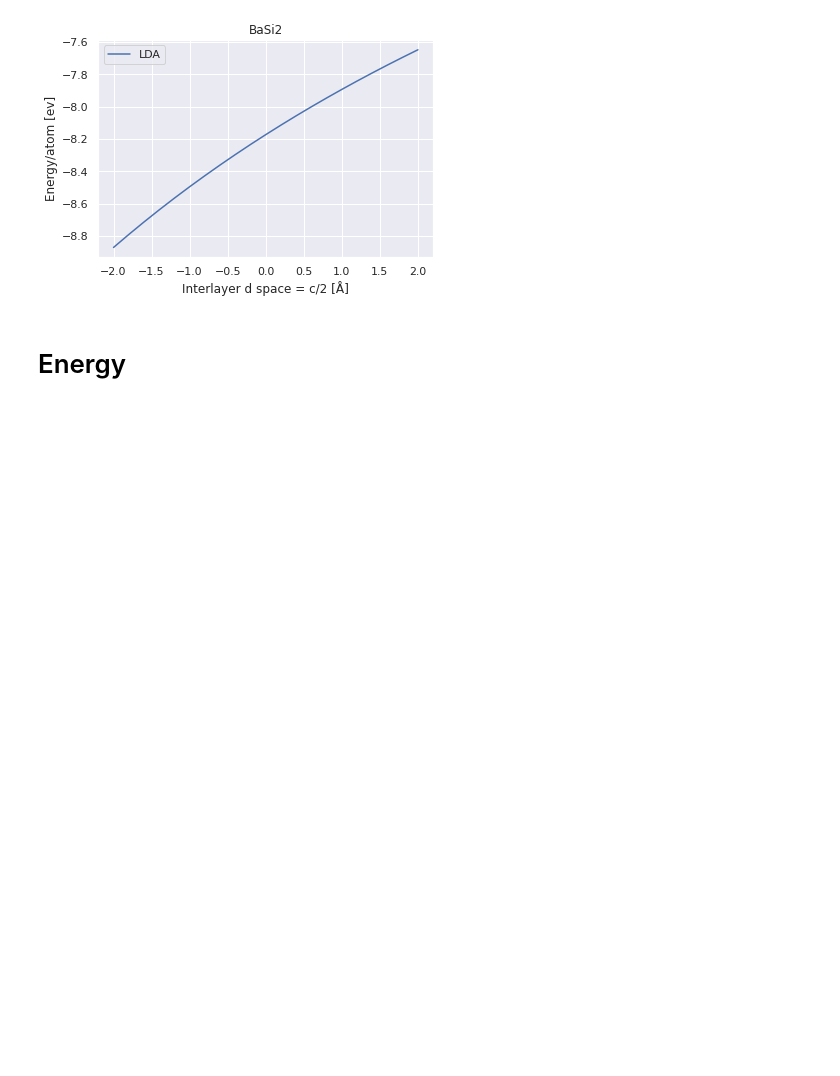
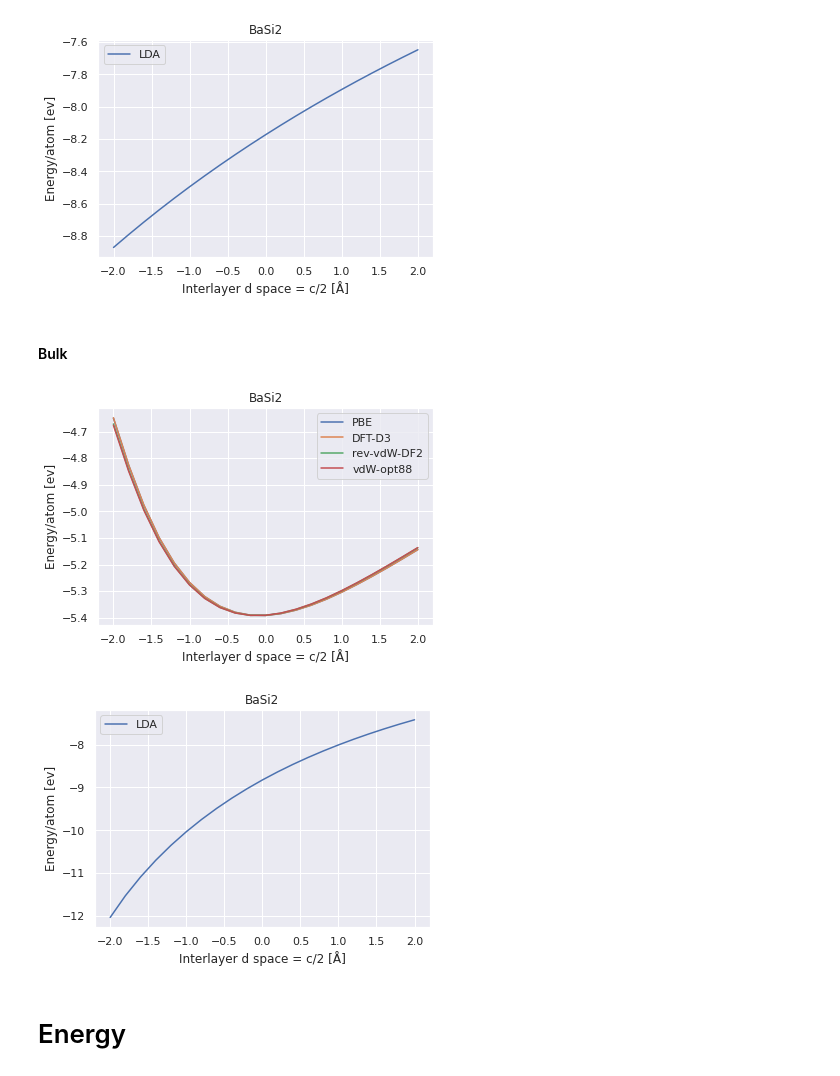
Before and after one commit to Moejay10/DFT, a Jupyter notebook: Results/DFT_Python.ipynb, the cells around one changed output. Saved outputs shown, nothing was run; the diff lists cells and outputs as text; code cells hidden in the pictures; blank space fills up the shorter version.

```diff
--- a/Results/DFT_Python.ipynb
+++ b/Results/DFT_Python.ipynb
@@ -262,6 +264,53 @@ plt.show()
 # %% [output]
 [figure]
 [figure]
+# %% [markdown]
+#### Bulk
+# %%
+import pandas as pd
+import numpy as np
+import matplotlib.pyplot as plt
+import seaborn as sns
+sns.set()
+
+
+dft = 'Layers/L_L_distance/BaSi2/Bulk/DFT-D3.txt'
+rev = 'Layers/L_L_distance/BaSi2/Bulk/rev-vdW-DF2.txt'
+pbe = 'Layers/L_L_distance/BaSi2/Bulk/PBE.txt'
+lda = 'Layers/L_L_distance/BaSi2/Bulk/LDA.txt'
+vdw = 'Layers/L_L_distance/BaSi2/Bulk/vdW-opt88.txt'
+
+rev = pd.read_table(rev, delim_whitespace=True)
+pbe = pd.read_table(pbe, delim_whitespace=True)
+dft = pd.read_table(dft, delim_whitespace=True)
+vdw = pd.read_table(vdw, delim_whitespace=True)
+lda = pd.read_table(lda, delim_whitespace=True)
+
+
+# The starting distance between layers
+#origo = 3.348000050 # Between atom 1 and 2
+x = np.linspace(-2.0, 2, len(rev['energy']))
+#x += origo
+n = 24 # Number of atoms
+plt.plot(x, (pbe['energy']-basi2_atoms)/n)
+plt.plot(x, (dft['energy']-basi2_atoms)/n)
+plt.plot(x, (rev['energy']-basi2_atoms)/n)
+plt.plot(x, (vdw['energy']-basi2_atoms)/n)
+plt.legend(['PBE', 'DFT-D3', 'rev-vdW-DF2', 'vdW-opt88'])
+plt.title('BaSi2')
+plt.xlabel('Interlayer d space = c/2 [Å]')
+plt.ylabel('Energy/atom [ev]')
+plt.show()
+
+plt.plot(x, (lda['energy']-basi2_atoms)/n)
+plt.title('BaSi2')
+plt.xlabel('Interlayer d space = c/2 [Å]')
+plt.ylabel('Energy/atom [ev]')
+plt.legend(['LDA'])
+plt.show()
+# %% [output]
+[figure, added]
+[figure, added]
 # %% [markdown]
 # Energy
 # %%
```
Also changed, not shown: parts of 2 cells of this notebook.
